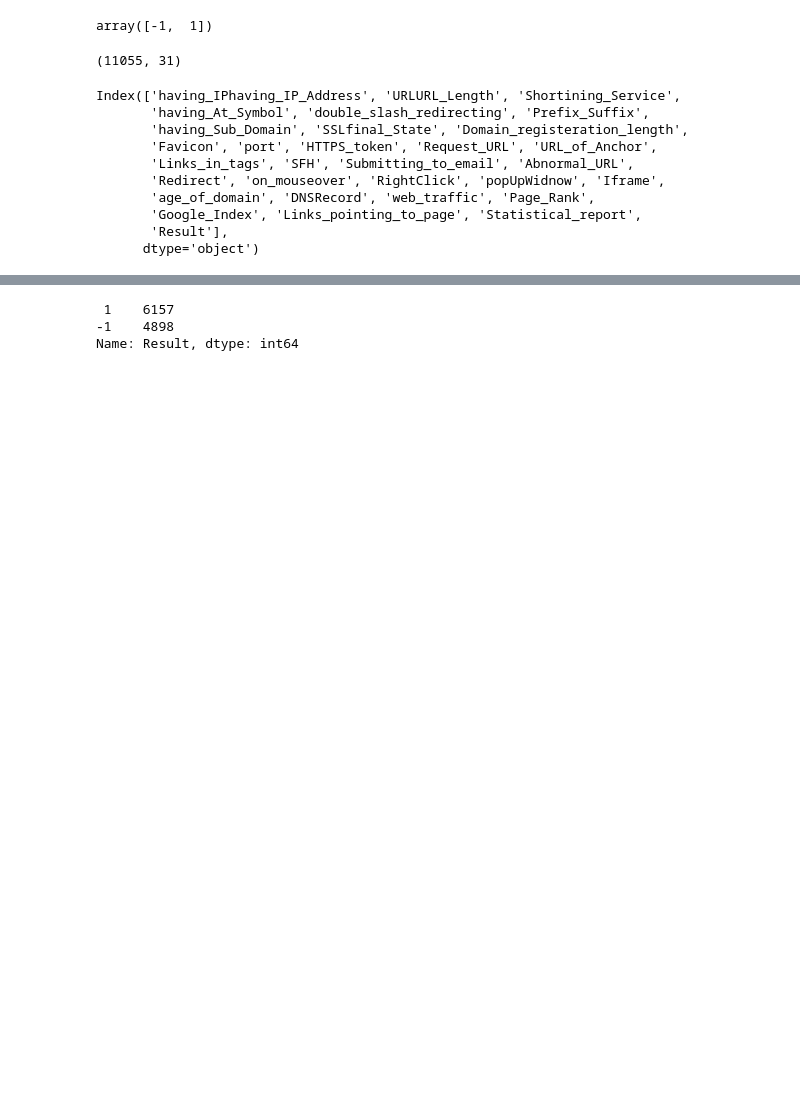
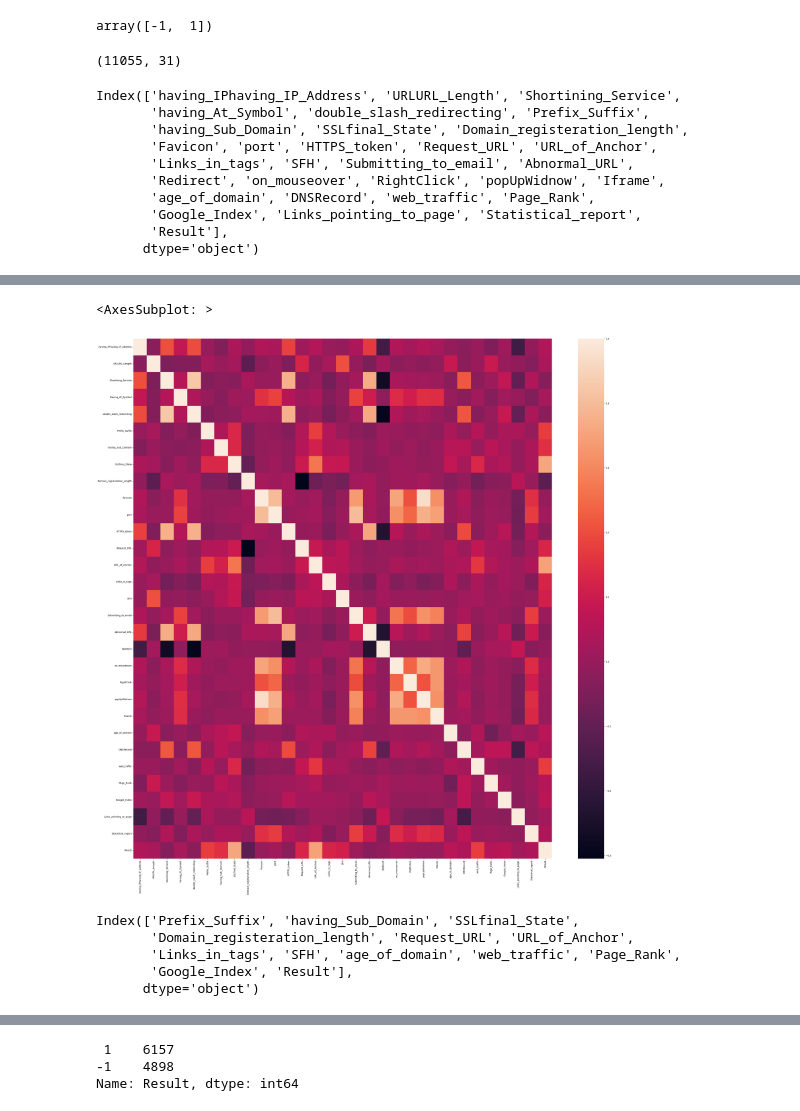
Before and after one commit to coderboy53/Phishing-detection-with-Python, a Jupyter notebook: Dataset, preprocessing and model training/Phishing_website_classification.ipynb, the cells around one changed output, grey strips where cells are left out. Saved outputs shown, nothing was run; the diff lists cells and outputs as text; code cells hidden in the pictures; blank space fills up the shorter version.

```diff
--- a/Dataset, preprocessing and model training/Phishing_website_classification.ipynb
+++ b/Dataset, preprocessing and model training/Phishing_website_classification.ipynb
@@ -57,0 +65,17 @@ dtype: int64
+# %%
+import matplotlib.pyplot as plt
+plt.figure(figsize=(40,40))
+corr = df.corr()
+sns.heatmap(corr)
+# %% [output]
+<AxesSubplot: >
+[figure, added]
+# %%
+c = corr[(corr['Result'] > 0.1) | (corr['Result'] < -0.1)]
+c['Result'].index
+# %% [output]
+Index(['Prefix_Suffix', 'having_Sub_Domain', 'SSLfinal_State',
+       'Domain_registeration_length', 'Request_URL', 'URL_of_Anchor',
+       'Links_in_tags', 'SFH', 'age_of_domain', 'web_traffic', 'Page_Rank',
+       'Google_Index', 'Result'],
+      dtype='object')
```
Also changed, not shown: parts of 19 cells of this notebook, 7 other files.
